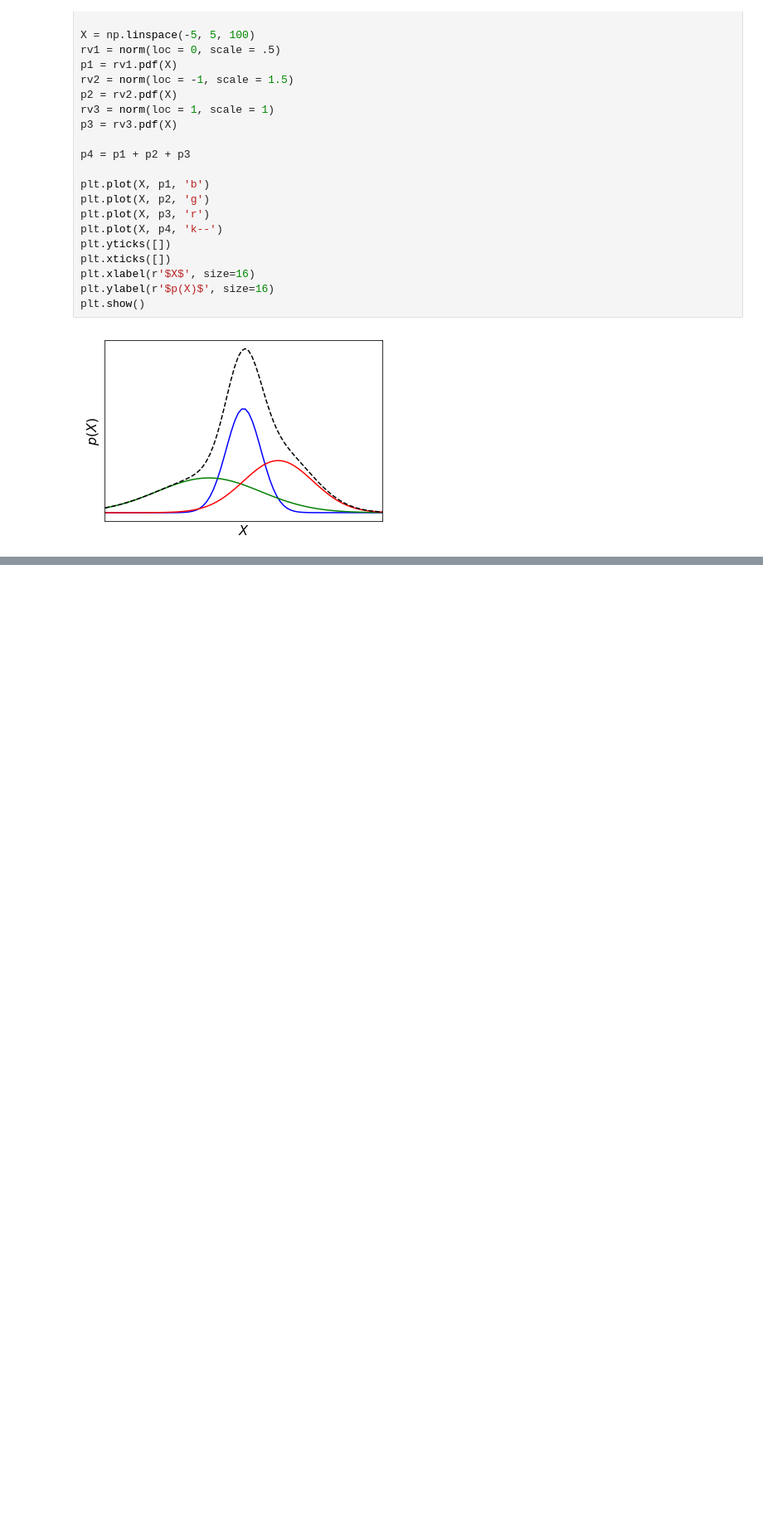
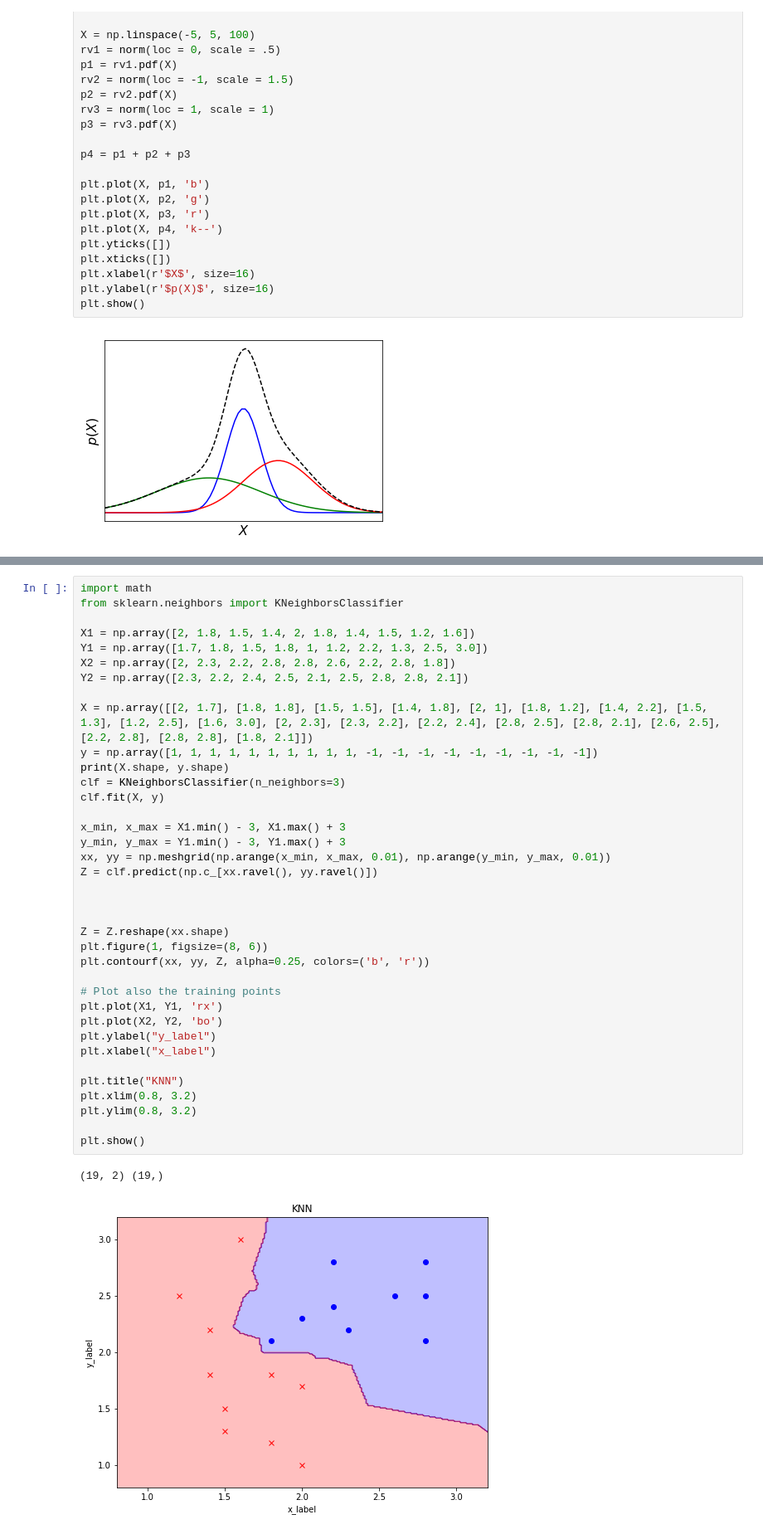
Before and after one commit to mbilab/ML-tutorial, a Jupyter notebook: plot/plot.ipynb, the cells around one changed output, grey strips where cells are left out. Shown at 83% size. Drawn from its saved outputs; the diff is of its cells as text; blank space fills up the shorter version.

```diff
--- a/plot/plot.ipynb
+++ b/plot/plot.ipynb
@@ -268 +268,41 @@ plt.show()
+# %%
+import math
+from sklearn.neighbors import KNeighborsClassifier
+
+X1 = np.array([2, 1.8, 1.5, 1.4, 2, 1.8, 1.4, 1.5, 1.2, 1.6])
+Y1 = np.array([1.7, 1.8, 1.5, 1.8, 1, 1.2, 2.2, 1.3, 2.5, 3.0])
+X2 = np.array([2, 2.3, 2.2, 2.8, 2.8, 2.6, 2.2, 2.8, 1.8])
+Y2 = np.array([2.3, 2.2, 2.4, 2.5, 2.1, 2.5, 2.8, 2.8, 2.1])
+
+X = np.array([[2, 1.7], [1.8, 1.8], [1.5, 1.5], [1.4, 1.8], [2, 1], [1.8, 1.2], [1.4, 2.2], [1.5, 1.3], [1.2, 2.5], [1.6, 3.0], [2, 2.3], [2.3, 2.2], [2.2, 2.4], [2.8, 2.5], [2.8, 2.1], [2.6, 2.5], [2.2, 2.8], [2.8, 2.8], [1.8, 2.1]])
+y = np.array([1, 1, 1, 1, 1, 1, 1, 1, 1, 1, -1, -1, -1, -1, -1, -1, -1, -1, -1])
+print(X.shape, y.shape)
+clf = KNeighborsClassifier(n_neighbors=3)
+clf.fit(X, y)
+
+x_min, x_max = X1.min() - 3, X1.max() + 3
+y_min, y_max = Y1.min() - 3, Y1.max() + 3
+xx, yy = np.meshgrid(np.arange(x_min, x_max, 0.01), np.arange(y_min, y_max, 0.01))
+Z = clf.predict(np.c_[xx.ravel(), yy.ravel()])
+
+
+
+Z = Z.reshape(xx.shape)
+plt.figure(1, figsize=(8, 6))
+plt.contourf(xx, yy, Z, alpha=0.25, colors=('b', 'r'))
+
+# Plot also the training points
+plt.plot(X1, Y1, 'rx')
+plt.plot(X2, Y2, 'bo')
+plt.ylabel("y_label")
+plt.xlabel("x_label")
+
+plt.title("KNN")
+plt.xlim(0.8, 3.2)
+plt.ylim(0.8, 3.2)
+
+plt.show()
+# %% [output]
+(19, 2) (19,)
+[figure, added]
 # %%
```
Also changed, not shown: parts of 2 cells of this notebook.
